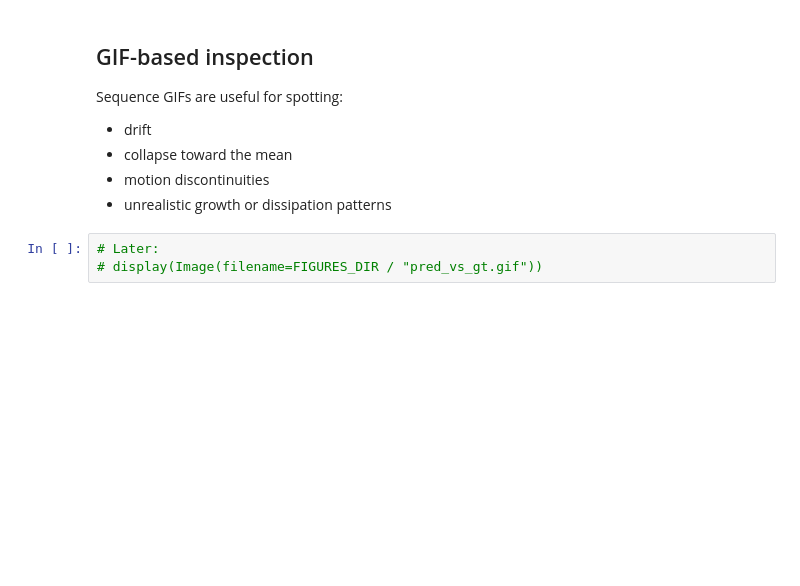
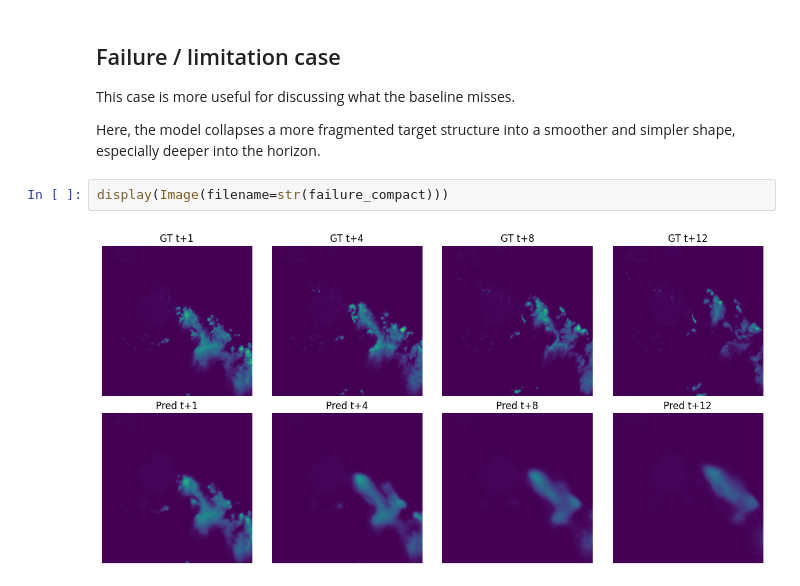
Before and after one commit to tilcarruthers/storm-forecasting-convlstm, a Jupyter notebook: notebooks/03_qualitative_results.ipynb, the cells around one changed output. Saved outputs shown, nothing was run; the diff lists cells and outputs as text; blank space fills up the shorter version.

```diff
--- a/notebooks/03_qualitative_results.ipynb
+++ b/notebooks/03_qualitative_results.ipynb
@@ -46,11 +70,10 @@ The original report highlighted a clear qualitative difference:
 # %% [markdown]
-## GIF-based inspection
+## Failure / limitation case
 
-Sequence GIFs are useful for spotting:
-- drift
-- collapse toward the mean
-- motion discontinuities
-- unrealistic growth or dissipation patterns
+This case is more useful for discussing what the baseline misses.
+
+Here, the model collapses a more fragmented target structure into a smoother and simpler shape, especially deeper into the horizon.
 # %%
-# Later:
-# display(Image(filename=FIGURES_DIR / "pred_vs_gt.gif"))
+display(Image(filename=str(failure_compact)))
+# %% [output]
+[figure, added]
```
Also changed, not shown: parts of 10 cells of this notebook, 4 other files.
